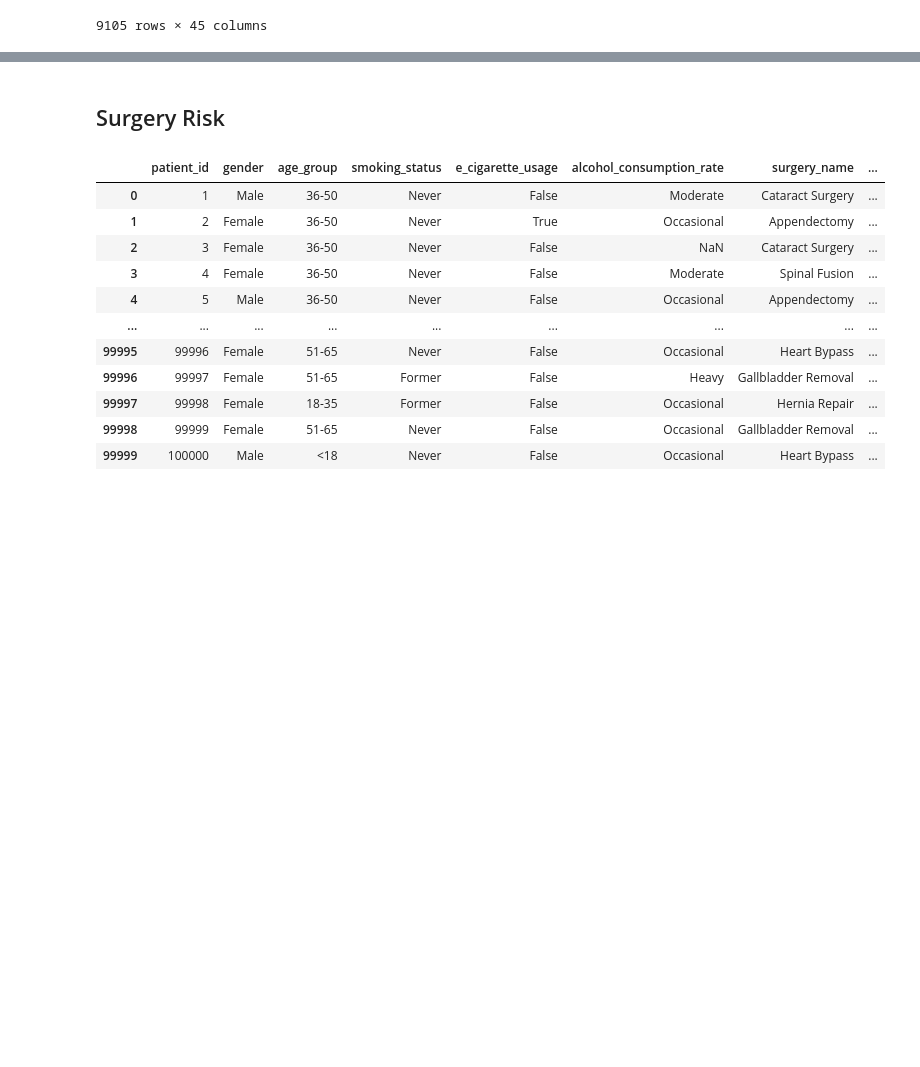
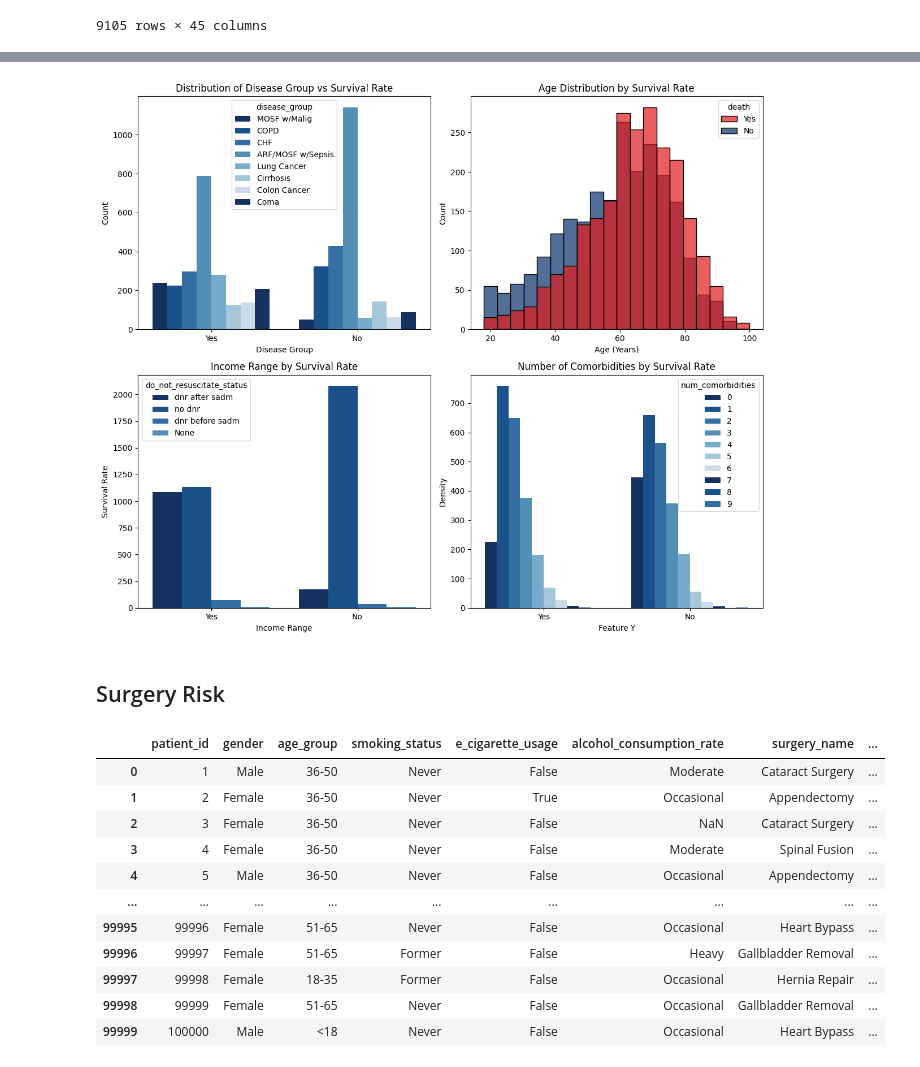
Before and after one commit to JinnOppa/MedInsight, a Jupyter notebook: Source/EDA/EDA.ipynb, the cells around one changed output, grey strips where cells are left out. Drawn from its saved outputs; the diff is of its cells as text; code cells hidden in the pictures; blank space fills up the shorter version.

```diff
--- a/Source/EDA/EDA.ipynb
+++ b/Source/EDA/EDA.ipynb
@@ -32,0 +145,2 @@ df_survival_rate
+# %%
+features = features.dropna()
@@ -33,3 +168,42 @@ df_survival_rate
+# %%
+death_undersampled_df['death'] = death_undersampled_df['death'].replace({0: 'No', 1: 'Yes'})
+# %%
+fig, axes = plt.subplots(2, 2, figsize=(12, 10))
+dark_blue_palette = ['#08306b', '#08519c', '#2171b5', '#4292c6', '#6baed6', '#9ecae1', '#c6dbef']
+custom_palette = {
+    'No': '#008000',  # Dark Blue for 'death' = 0
+    'Yes': '#e31a1c'   # Dark Red for 'death' = 1
+}
+
+# Plot 1: Distribution of Disease Group against Survival Rate
+sns.countplot(ax=axes[0, 0], data=death_undersampled_df, x='death',hue='disease_group', palette= dark_blue_palette)
+axes[0, 0].set_title('Distribution of Disease Group vs Survival Rate')
+axes[0, 0].set_xlabel('Disease Group')
+axes[0, 0].set_ylabel('Count')
+
+# Plot 2: Histogram of Death vs Age
+sns.histplot(ax=axes[0, 1], data=death_undersampled_df, x='age_years', hue='death', kde=False, bins=20, palette=custom_palette, alpha=0.7)
+axes[0, 1].set_title('Age Distribution by Survival Rate')
+axes[0, 1].set_xlabel('Age (Years)')
+axes[0, 1].set_ylabel('Count')
+
+# Plot 3: Random example plot 2 (Replace with actual plot logic)
+sns.countplot(ax=axes[1, 0], data=death_undersampled_df, x='death', hue='do_not_resuscitate_status', palette=dark_blue_palette)
+axes[1, 0].set_title('Income Range by Survival Rate')
+axes[1, 0].set_xlabel('Income Range')
+axes[1, 0].set_ylabel('Survival Rate')
+
+# Plot 4: Random example plot 3 (Replace with actual plot logic)
+sns.countplot(ax=axes[1, 1], data=death_undersampled_df, x='death', hue='num_comorbidities', palette=dark_blue_palette)
+axes[1, 1].set_title('Number of Comorbidities by Survival Rate')
+axes[1, 1].set_xlabel('Feature Y')
+axes[1, 1].set_ylabel('Density')
+
+# Adjust layout
+plt.tight_layout()
+plt.show()
+# %% [output]
+[figure, added]
 # %% [markdown]
 ## Surgery Risk
 # %%
```
Also changed, not shown: parts of 26 cells of this notebook.
